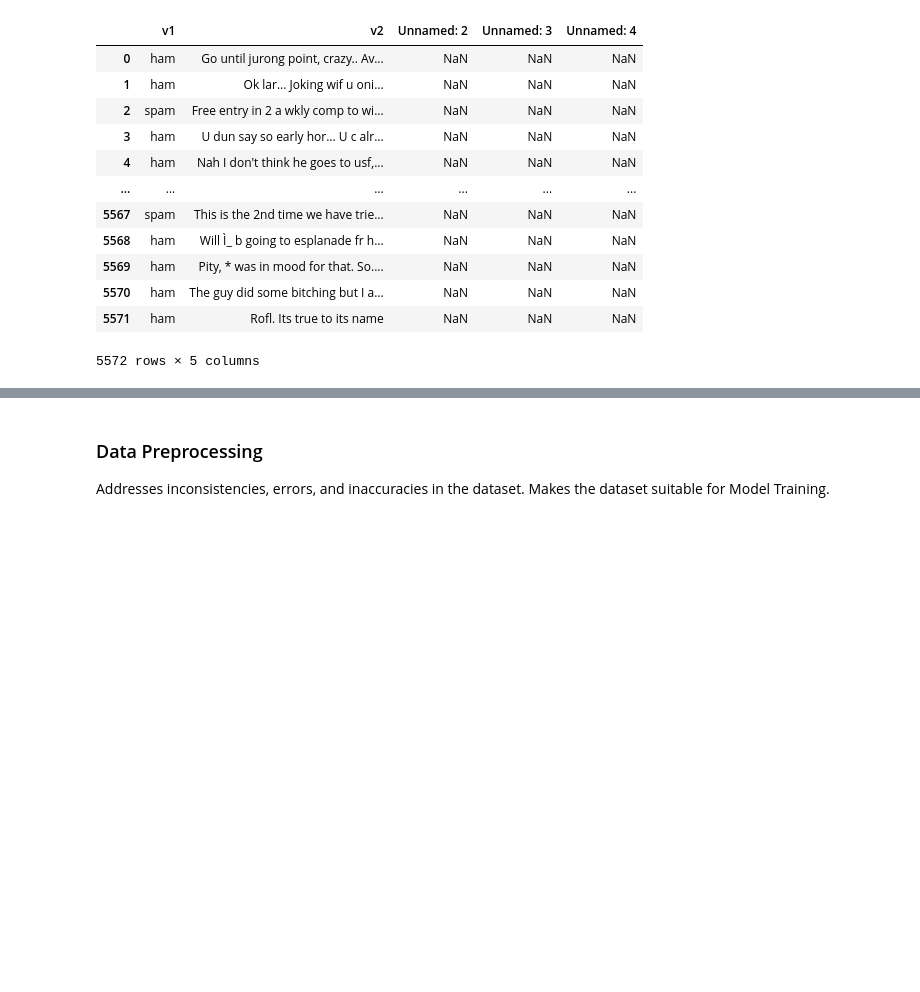
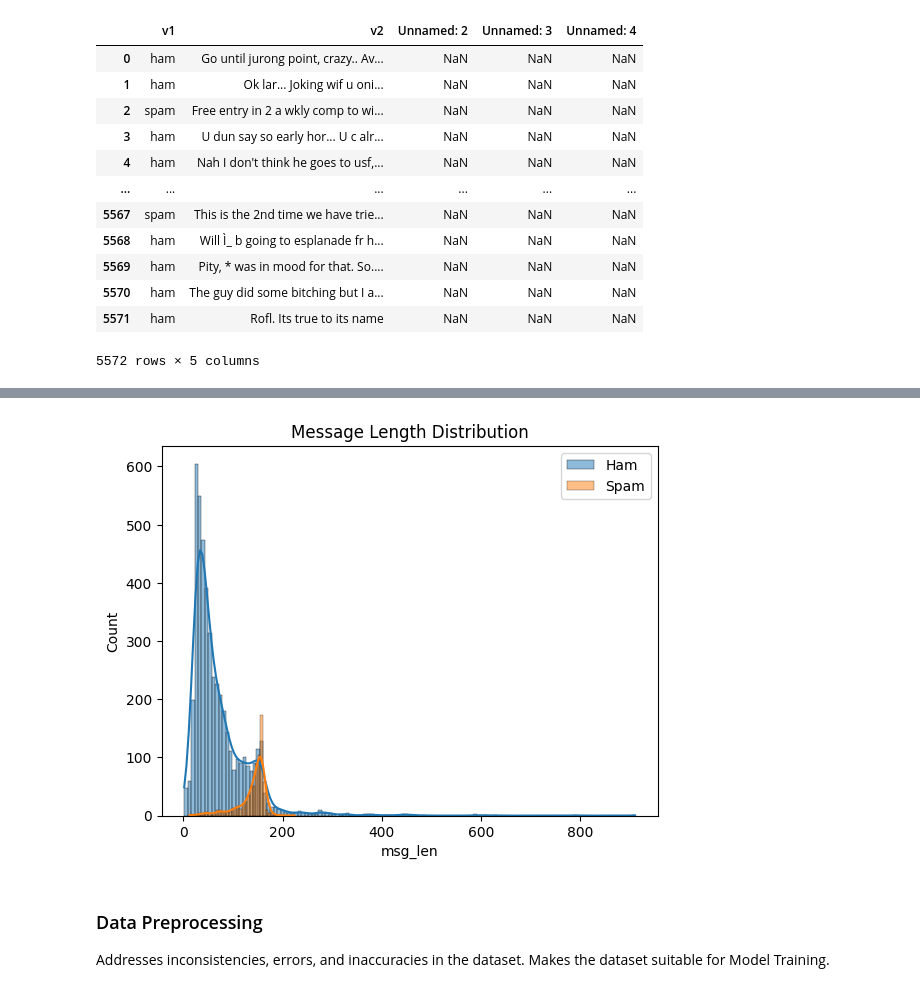
Before and after one commit to dbonchaicodez/Google-Colab-Sol, a Jupyter notebook: spamdetectionfspfinal.ipynb, the cells around one changed output, grey strips where cells are left out. Cells and saved outputs as stored; diff of their text form; code cells hidden in the pictures; blank space fills up the shorter version.

```diff
--- a/spamdetectionfspfinal.ipynb
+++ b/spamdetectionfspfinal.ipynb
@@ -30,3 +53,12 @@ array([   0,    0, 5522, 5560, 5566])
+# %%
+df['msg_len'] = df['v2'].apply(len)
+sns.histplot(df[df['v1']=='ham']['msg_len'], label='Ham', kde=True)
+sns.histplot(df[df['v1']=='spam']['msg_len'], label='Spam', kde=True)
+plt.legend()
+plt.title("Message Length Distribution")
+plt.show()
+# %% [output]
+[figure, added]
 # %% [markdown]
 ### Data Preprocessing
 Addresses inconsistencies, errors, and inaccuracies in the dataset. Makes the dataset suitable for Model Training.
```
Also changed, not shown: parts of 9 cells of this notebook.
